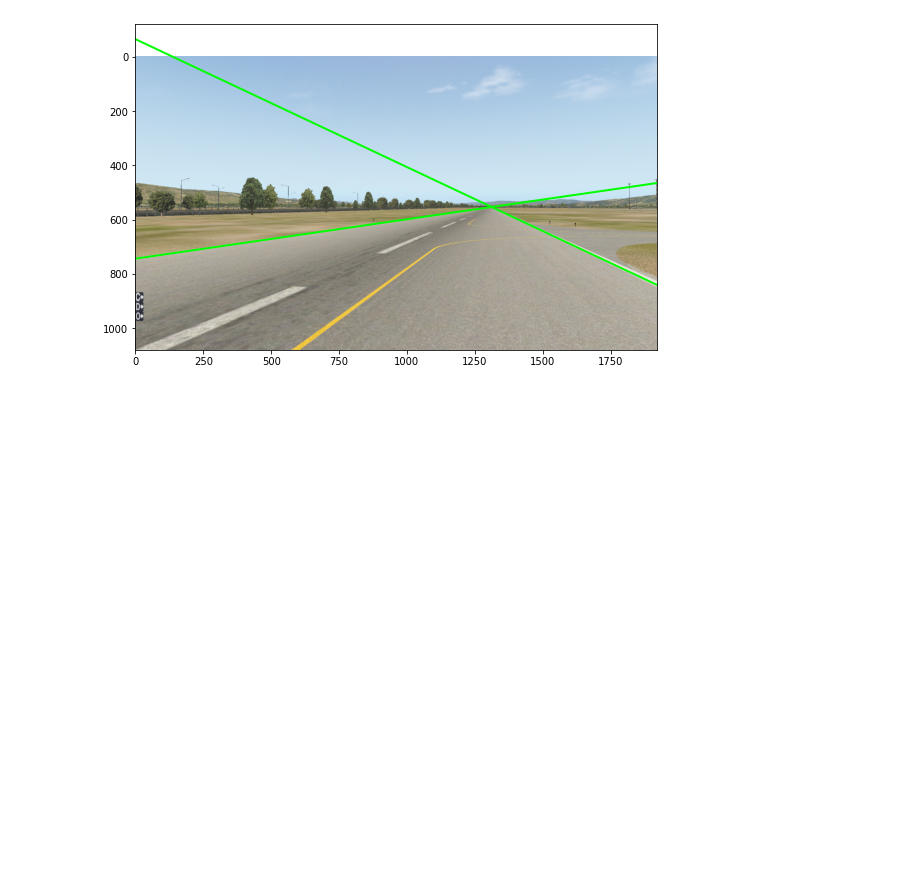
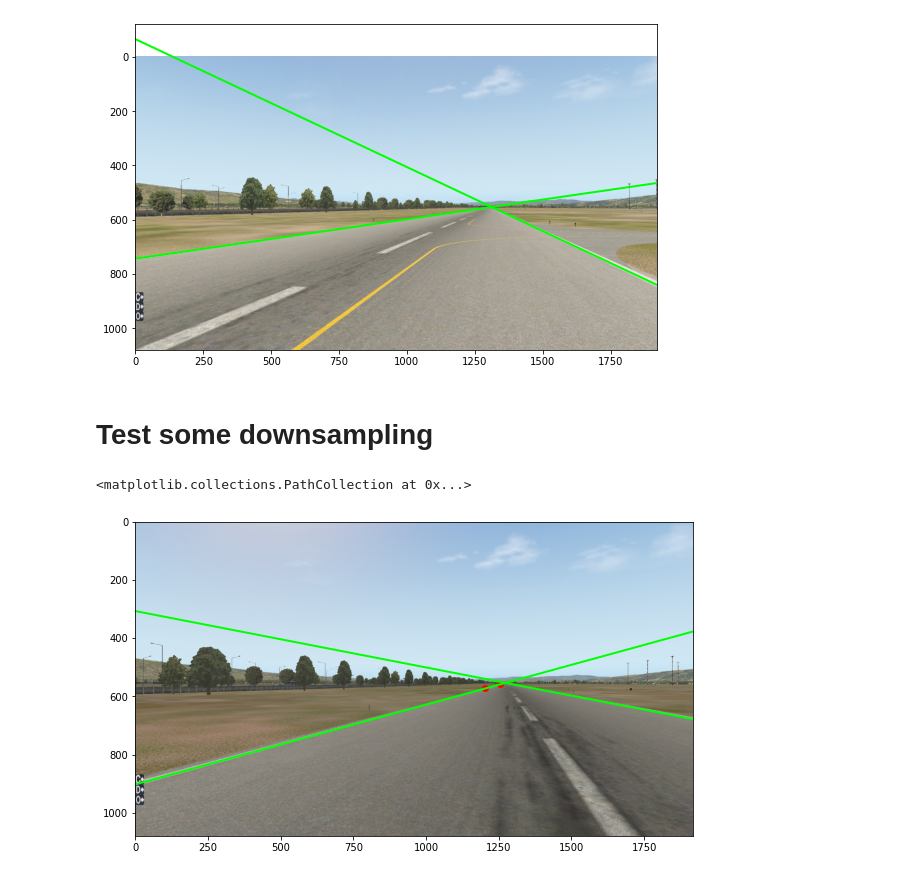
Before and after one commit to smkatz12/ModelBasedTaxiNav, a Jupyter notebook: src/data_collection/viz_data.ipynb, the cells around one changed output. Saved outputs shown, nothing was run; the diff lists cells and outputs as text; code cells hidden in the pictures; blank space fills up the shorter version.

```diff
--- a/src/data_collection/viz_data.ipynb
+++ b/src/data_collection/viz_data.ipynb
@@ -63,3 +64,29 @@ def plot_image_with_label(dataset_dir, filename):
 plot_image_with_label(dataset_dir, '9999.png')
 # %% [output]
 [figure]
+# %% [markdown]
+# Test some downsampling
+# %%
+dataset_dir = '/scratch/smkatz/class/CS231A/E16Data/'
+filename = '6.png'
+img = np.array(cv2.cvtColor(cv2.imread(dataset_dir + filename),
+               cv2.COLOR_BGRA2BGR)[:, :, ::-1])
+data = labels.loc[labels['filename'] == filename].iloc[0]
+rightx1, righty1, rightx2, righty2 = data['rightx1'], data['righty1'], data['rightx2'], data['righty2']
+leftx1, lefty1, leftx2, lefty2 = data['leftx1'], data['lefty1'], data['leftx2'], data['lefty2']
+right_line = np.cross(np.array([rightx1, righty1, 1]), np.array([rightx2, righty2, 1]))
+left_line = np.cross(np.array([leftx1, lefty1, 1]), np.array([leftx2, lefty2, 1]))
+# %%
+sw = img.shape[1]
+sh = img.shape[0]
+xright, yright = get_pixels(right_line, sw)
+xleft, yleft = get_pixels(left_line, sw)
+
+plt.figure(figsize=(10, 6))
+plt.imshow(img)
+plt.plot(xright, yright, c='lime', linewidth=2.0)
+plt.plot(xleft, yleft, c='lime', linewidth=2.0)
+plt.scatter([rightx1, rightx2], [righty1, righty2], c='red')
+# %% [output]
+<matplotlib.collections.PathCollection at 0x...>
+[figure, added]
```
Also changed, not shown: parts of 15 cells of this notebook, 33 other files.
